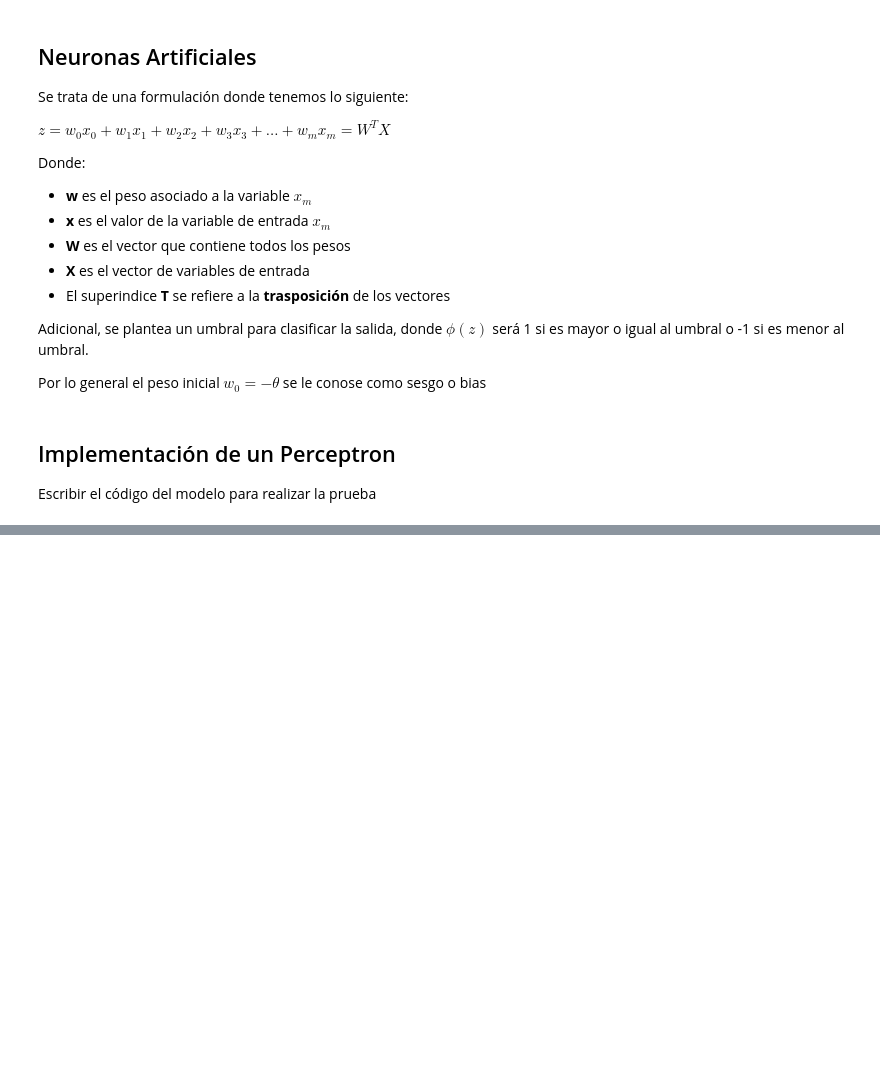
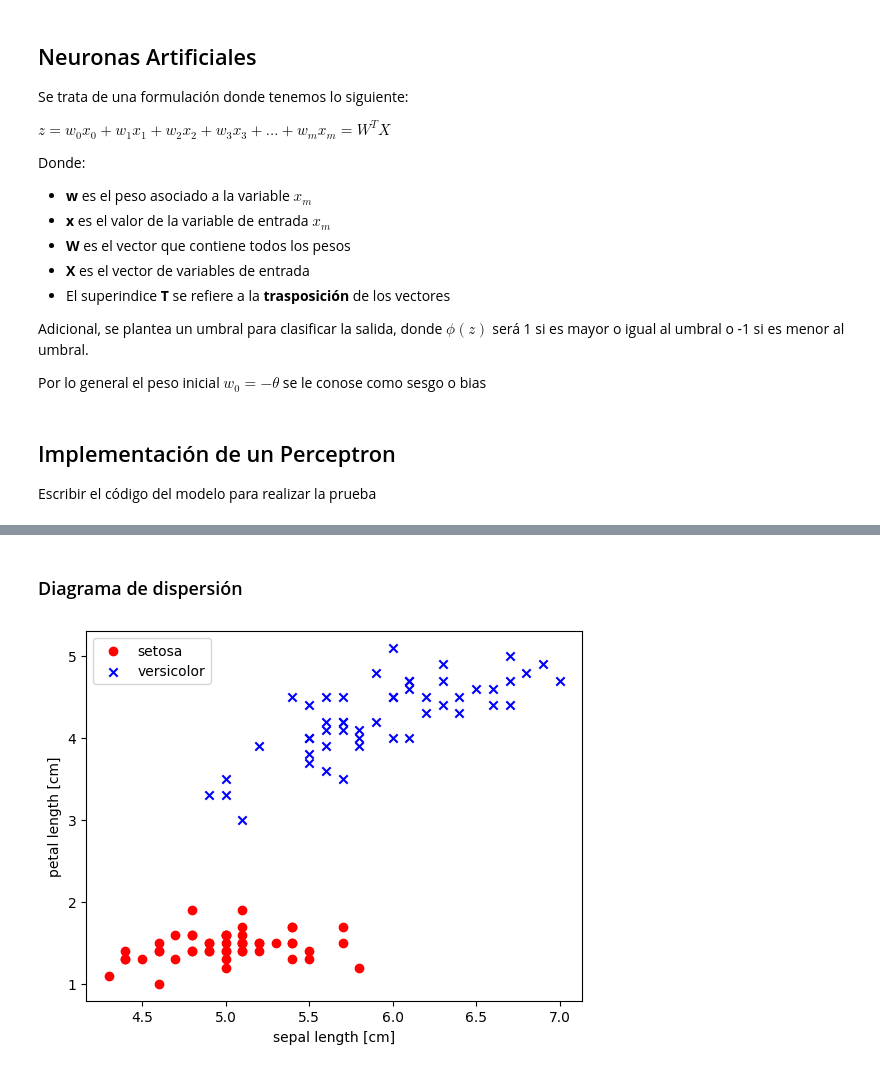
Before and after one commit to danielcala/Book-PythonMachineLearning-Notes, a Jupyter notebook: Chapter_2_PML.ipynb, the cells around one changed output, grey strips where cells are left out. Cells and saved outputs as stored; diff of their text form; code cells hidden in the pictures; blank space fills up the shorter version.

```diff
--- a/Chapter_2_PML.ipynb
+++ b/Chapter_2_PML.ipynb
@@ -82,0 +60,16 @@ display(iris)
+# %%
+import pandas as pd
+from sklearn.datasets import load_iris
+iris = load_iris()
+iris_df = pd.DataFrame(data=iris.data, columns=iris.feature_names)
+iris_df['target'] = iris.target
+iris_df['species'] = iris_df['target'].map({0: 'setosa', 1: 'versicolor', 2: 'virginica'})
+iris_df = iris_df[iris_df['species'] != 'virginica']
+iris_df['target'] = np.where(iris_df['species'] == 'setosa',-1,1)
+del iris_df['species']
+y = iris_df.iloc[:,4].values
+X = iris_df.iloc[:,[0,2]].values
+print('El arreglo X correspondiente a la longitud del sepalo y longitud del pétalo es:')
+print(X[:5,:])
+print('El target es:')
+print(y[:5])
@@ -82,0 +85,12 @@ display(iris)
+# %% [markdown]
+### Diagrama de dispersión
+# %%
+import matplotlib.pyplot as plt
+plt.scatter(X[:50,0],X[:50,1],color = 'red', marker = 'o', label = 'setosa')
+plt.scatter(X[50:100,0],X[50:100,1],color = 'blue', marker = 'x',label = 'versicolor')
+plt.xlabel('sepal length [cm]')
+plt.ylabel('petal length [cm]')
+plt.legend(loc = 'upper left')
+plt.show()
+# %% [output]
+[figure, added]
```
Also changed, not shown: parts of 10 cells of this notebook.
